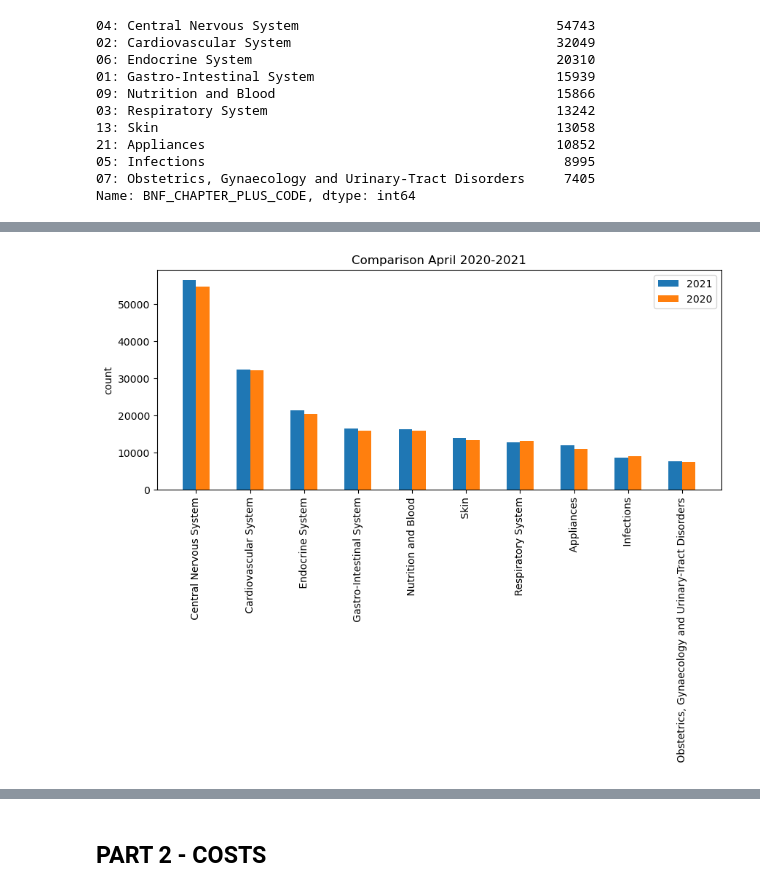
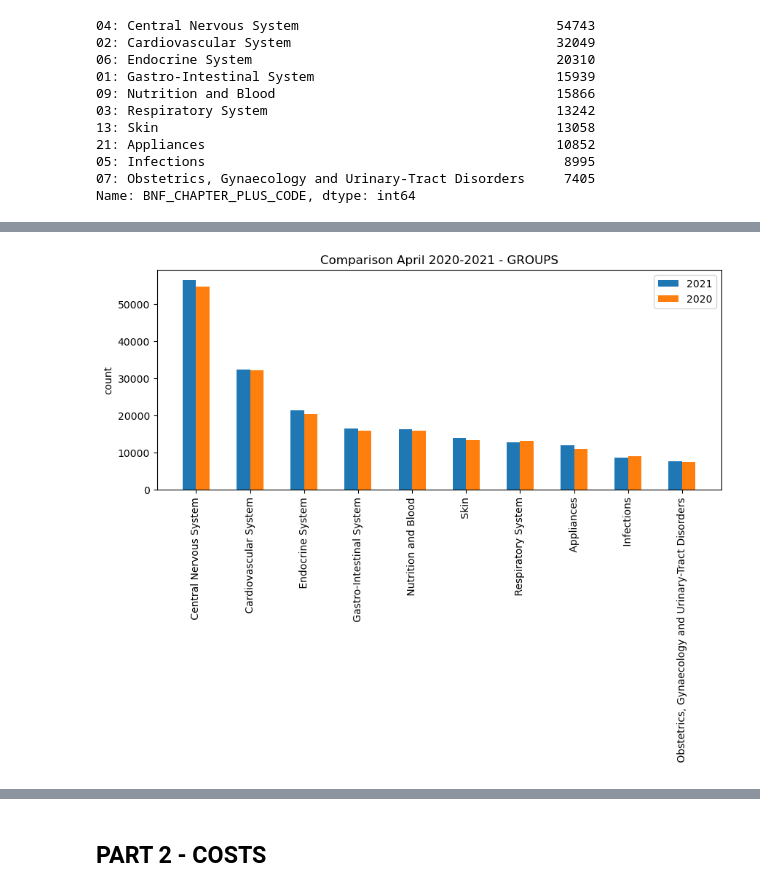
Before and after one commit to kamalmasarweh/project, a Jupyter notebook: Group work.ipynb, the cells around one changed output, grey strips where cells are left out. Cells and saved outputs as stored; diff of their text form; code cells hidden in the pictures.

```diff
--- a/Group work.ipynb
+++ b/Group work.ipynb
@@ -198,27 +275,27 @@ Name: BNF_CHAPTER_PLUS_CODE, dtype: int64
 # %%
-# comparison bar chart between two years - prescriptions as GROUPS (BNF_CHAPTER_PLUS_COD)
+# comparison bar chart between two years - prescriptions as GROUPS (BNF_CHAPTER_PLUS_COD) - METHOD1
 
 x = np.arange(len(group_21_main.keys()))  # the label locations
 width = 0.25  # the width of the bars
 
 _ , ax = plt.subplots()
 rects1 = ax.bar(x - width/2, group_21_main , width, label='2021')
 rects2 = ax.bar(x + width/2, group_20_main , width, label='2020')
 
 # text for labels, title and custom x-axis tick labels, etc.
 ax.set_ylabel('count')
-ax.set_title('Comparison April 2020-2021')
+ax.set_title('Comparison April 2020-2021 - GROUPS')
 ax.set_xticks(x)
 
 second_word = pd.Series(group_21_main.keys().tolist()) ## turn series to list
 second = second_word.str.split(':').str[1] ## get second word from list for the x axis legend
 
 ax.set_xticklabels(second, rotation=90)
 
 ax.legend()
 
 fig = matplotlib.pyplot.gcf()
 fig.set_size_inches(10,4, forward=True)
 fig.set_dpi(100)
 # %% [output]
-[figure, old version]
+[figure, new version]
```
Also changed, not shown: parts of 27 cells of this notebook, 2 other files.
